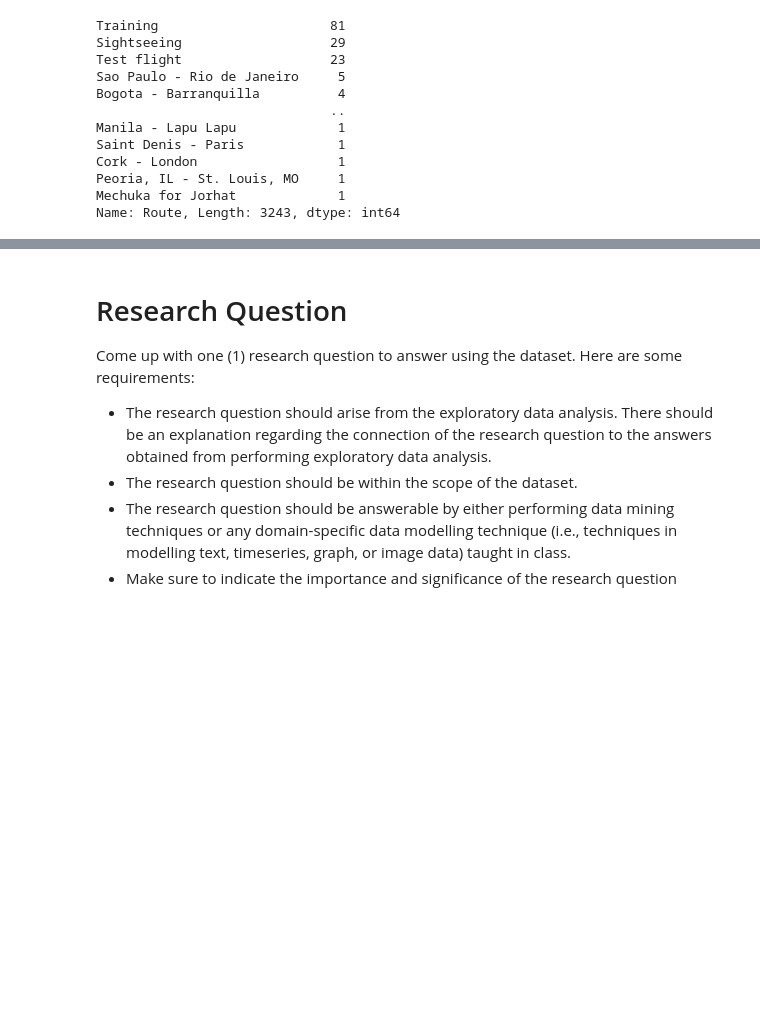
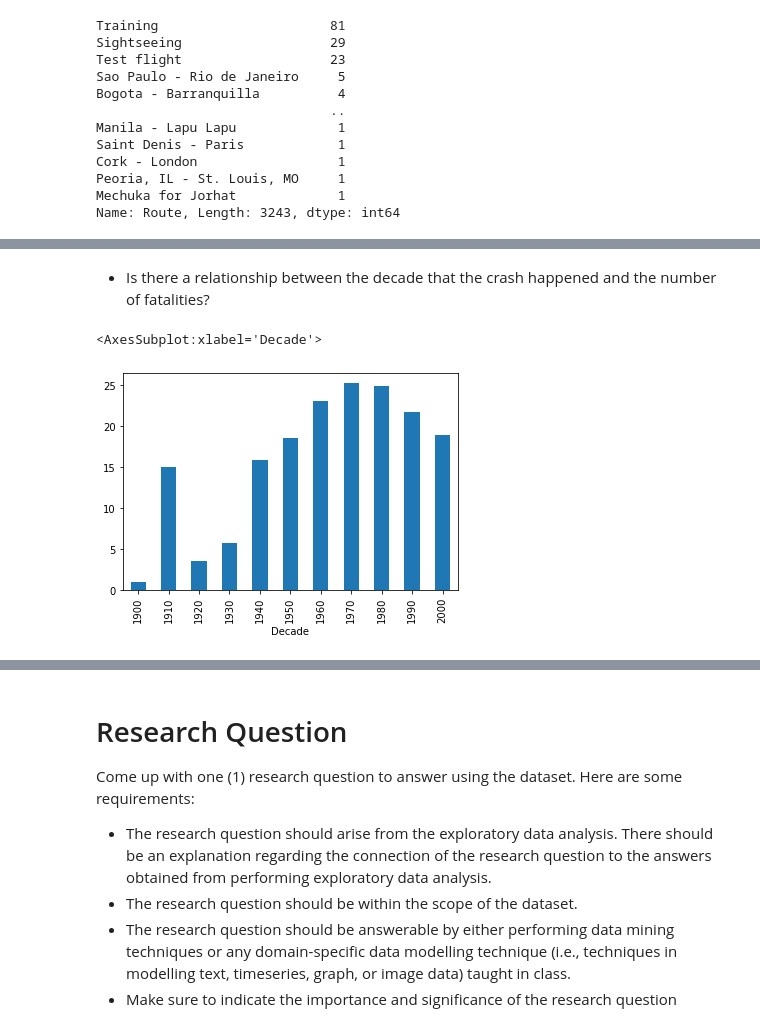
Before and after one commit to samueluy/CSMODEL-5, a Jupyter notebook: csmodel-5-phase-1.ipynb, the cells around one changed output, grey strips where cells are left out. Drawn from its saved outputs; the diff is of its cells as text; code cells hidden in the pictures; blank space fills up the shorter version.

```diff
--- a/csmodel-5-phase-1.ipynb
+++ b/csmodel-5-phase-1.ipynb
@@ -111,0 +151,10 @@ Name: Route, Length: 3243, dtype: int64
+# %%
+decade_list = []
+for i in range(len(airplane_df.index)):
+    decade = int(np.floor(airplane_df2.iloc[i]['Year']/10)*10) # get decade
+    decade_list.append(decade)
+
+airplane_df2 = airplane_df2.assign(Decade=decade_list)
+
+decade_fatalities = airplane_df2.groupby(['Decade'])['Fatalities'].mean()
+decade_fatalities.round(2)
@@ -111,0 +175,7 @@ Name: Route, Length: 3243, dtype: int64
+# %% [markdown]
+- Is there a relationship between the decade that the crash happened and the number of fatalities?
+# %%
+decade_fatalities.plot.bar(x='Decade', y='Fatalities')
+# %% [output]
+<AxesSubplot:xlabel='Decade'>
+[figure, added]
```
Also changed, not shown: parts of 15 cells of this notebook, 1 other file.
